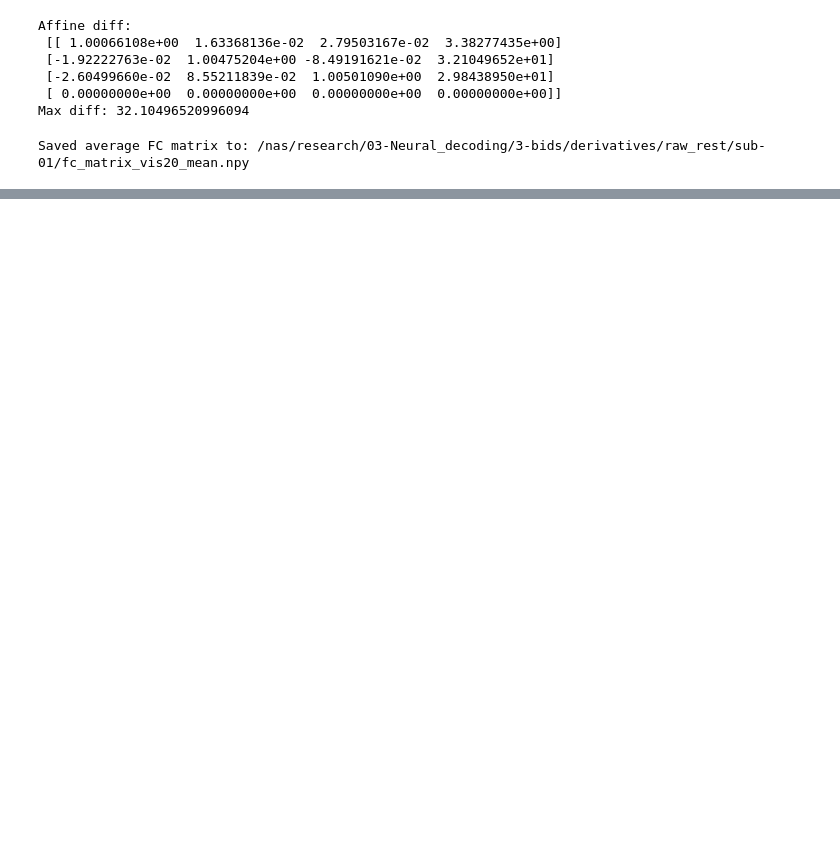
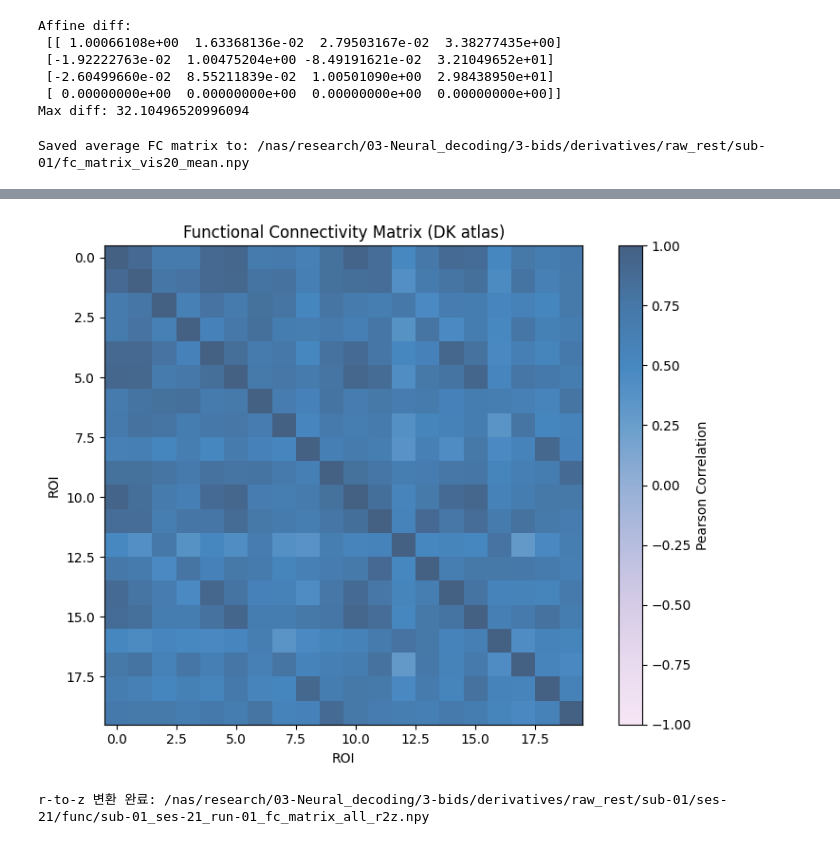
Before and after one commit to yw-kim-02/ConnecToMind, a Jupyter notebook: 2-Bids_code/test.ipynb, the cells around one changed output, grey strips where cells are left out. Drawn from its saved outputs; the diff is of its cells as text; code cells hidden in the pictures; blank space fills up the shorter version.

```diff
--- a/2-Bids_code/test.ipynb
+++ b/2-Bids_code/test.ipynb
@@ -517,0 +566,53 @@ Saved average FC matrix to: /nas/research/03-Neural_decoding/3-bids/derivatives/
+# %%
+import numpy as np
+import matplotlib.pyplot as plt
+import matplotlib as mpl
+
+base_cmap = plt.cm.get_cmap('PuBu')
+colors = base_cmap(np.linspace(0, 1, 256))
+bg_color1 = np.array([0xE1,0xBE,0xE7]) / 255
+blend_factor = 0.3
+white = np.ones(3)
+colors[:, :3] = colors[:, :3] + (bg_color1 - colors[:, :3]) * blend_factor
+light_PuBu = mpl.colors.LinearSegmentedColormap.from_list('LightPuBu', colors)
+
+# 저장된 FC 행렬 경로 (예시: ses-21, run-01)
+fc_path = "/nas/research/03-Neural_decoding/3-bids/derivatives/raw_rest/sub-01/ses-21/func/sub-01_ses-21_run-01_fc_matrix_vis20.npy"
+
+# FC 행렬 로드
+fc_matrix = np.load(fc_path)
+
+# 시각화
+plt.figure(figsize=(8, 6))
+plt.imshow(fc_matrix, cmap=light_PuBu, vmin=-1, vmax=1)
+plt.colorbar(label='Pearson Correlation')
+plt.title('Functional Connectivity Matrix (DK atlas)')
+plt.xlabel('ROI')
+plt.ylabel('ROI')
+plt.tight_layout()
+plt.show()
+# %% [output]
+[figure, added]
+# %%
+import numpy as np
+import os
+
+# 파일 경로
+fc_path = "/nas/research/03-Neural_decoding/3-bids/derivatives/raw_rest/sub-01/ses-21/func/sub-01_ses-21_run-01_fc_matrix_all.npy"
+
+# FC matrix 로드
+fc_matrix = np.load(fc_path)
+
+# r2z 변환 함수 적용
+# 1 또는 -1에 너무 가까운 값은 안정적으로 처리하기 위해 epsilon으로 클리핑
+eps = 1e-7
+z_mat = np.arctanh(fc_matrix)
+z_mat[~np.isfinite(z_mat)] = 0
+
+# 저장 경로
+out_path = fc_path.replace(".npy", "_r2z.npy")
+np.save(out_path, z_mat)
+
+print(f"r-to-z 변환 완료: {out_path}")
+# %% [output]
+r-to-z 변환 완료: /nas/research/03-Neural_decoding/3-bids/derivatives/raw_rest/sub-01/ses-21/func/sub-01_ses-21_run-01_fc_matrix_all_r2z.npy
```
Also changed, not shown: parts of 3 cells of this notebook, 8 other files.
